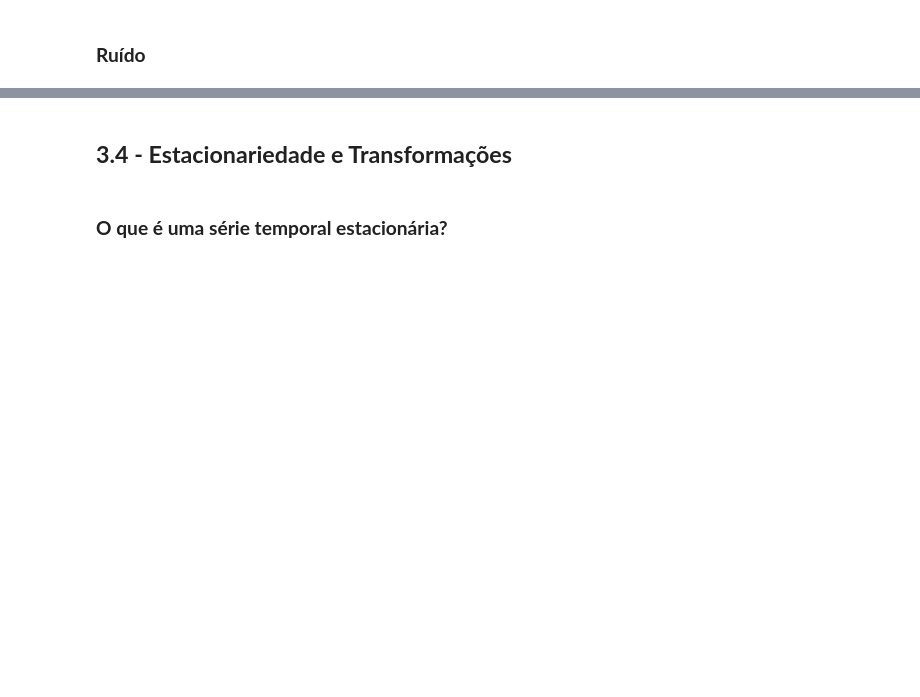
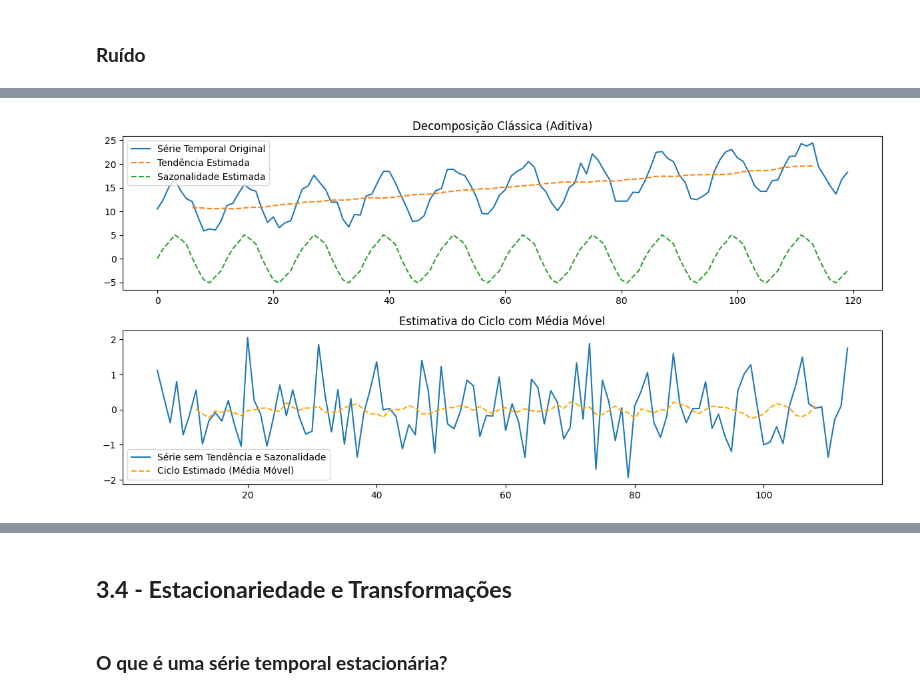
Before and after one commit to GB-Navarro/case-fin-quant-fea-dev, a Jupyter notebook: case_quant.ipynb, the cells around one changed output, grey strips where cells are left out. Cells and saved outputs as stored; diff of their text form; code cells hidden in the pictures; blank space fills up the shorter version.

```diff
--- a/case_quant.ipynb
+++ b/case_quant.ipynb
@@ -768,0 +1274,51 @@ Elas apresentam padrões que podem ser analisados para prever comportamentos fut
+# %%
+import numpy as np
+import pandas as pd
+import matplotlib.pyplot as plt
+from statsmodels.tsa.seasonal import seasonal_decompose
+
+# Gerando uma série temporal de exemplo
+np.random.seed(42)
+t = np.arange(0, 120)  # 10 anos de dados mensais
+trend = np.linspace(10, 20, 120)  # Tendência crescente
+seasonality = 5 * np.sin(2 * np.pi * t / 12)  # Sazonalidade anual
+noise = np.random.normal(0, 1, 120)  # Ruído aleatório
+
+# Série temporal com tendência, sazonalidade e ruído
+Y = trend + seasonality + noise
+
+# Decomposição clássica (aditiva)
+decomposition = seasonal_decompose(Y, model='additive', period=12)
+trend_est = decomposition.trend
+seasonality_est = decomposition.seasonal
+residual = decomposition.resid
+
+# Série sem tendência e sazonalidade
+Y_no_trend_seasonality = Y - trend_est - seasonality_est
+
+# Convertendo para pandas.Series para usar o método rolling
+Y_no_trend_seasonality_series = pd.Series(Y_no_trend_seasonality)
+
+# Aplicando a média móvel de longo prazo (janela de 12 meses para capturar o ciclo anual)
+window_size = 12  # Janela de 12 meses
+cycle_estimated = Y_no_trend_seasonality_series.rolling(window=window_size, center=True).mean()
+
+# Plotando os resultados
+plt.figure(figsize=(12, 6))
+plt.subplot(2, 1, 1)
+plt.plot(t, Y, label='Série Temporal Original')
+plt.plot(t, trend_est, label='Tendência Estimada', linestyle='--')
+plt.plot(t, seasonality_est, label='Sazonalidade Estimada', linestyle='--')
+plt.title('Decomposição Clássica (Aditiva)')
+plt.legend()
+
+plt.subplot(2, 1, 2)
+plt.plot(t, Y_no_trend_seasonality, label='Série sem Tendência e Sazonalidade')
+plt.plot(t, cycle_estimated, label='Ciclo Estimado (Média Móvel)', color='orange', linestyle='--')
+plt.title('Estimativa do Ciclo com Média Móvel')
+plt.legend()
+
+plt.tight_layout()
+plt.show()
+# %% [output]
+[figure, added]
```
Also changed, not shown: parts of 46 cells of this notebook.
